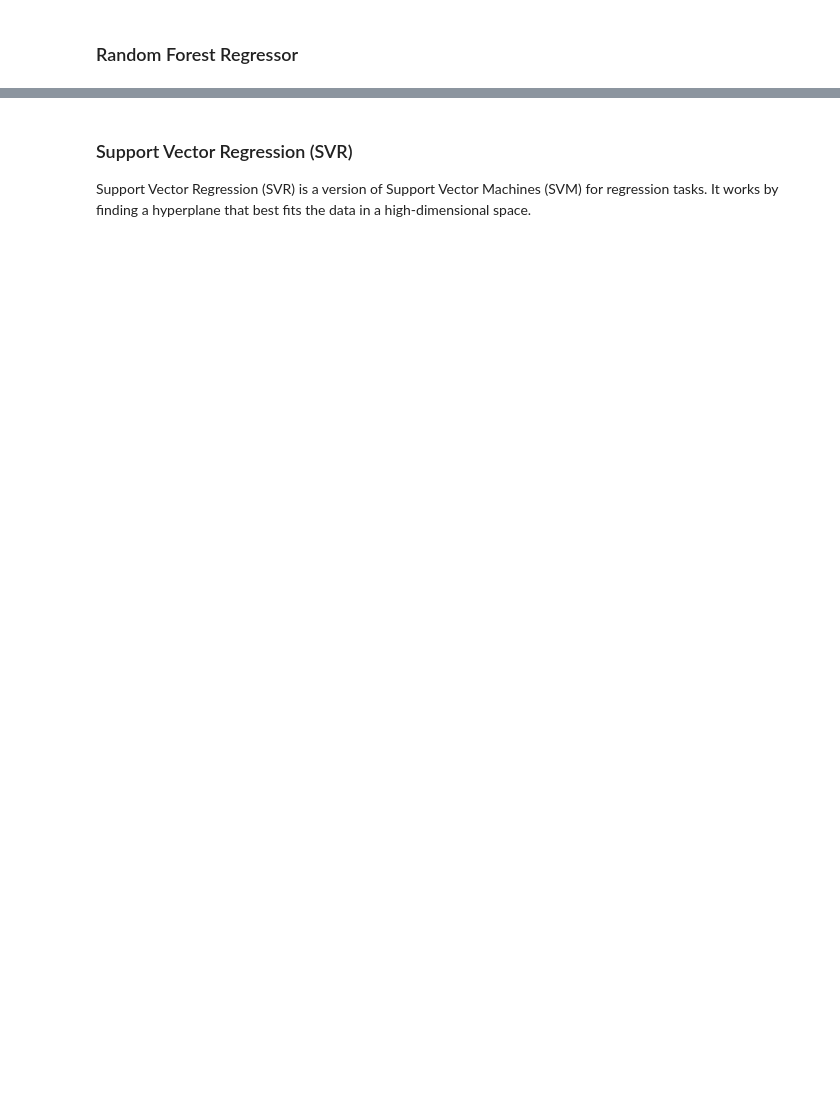
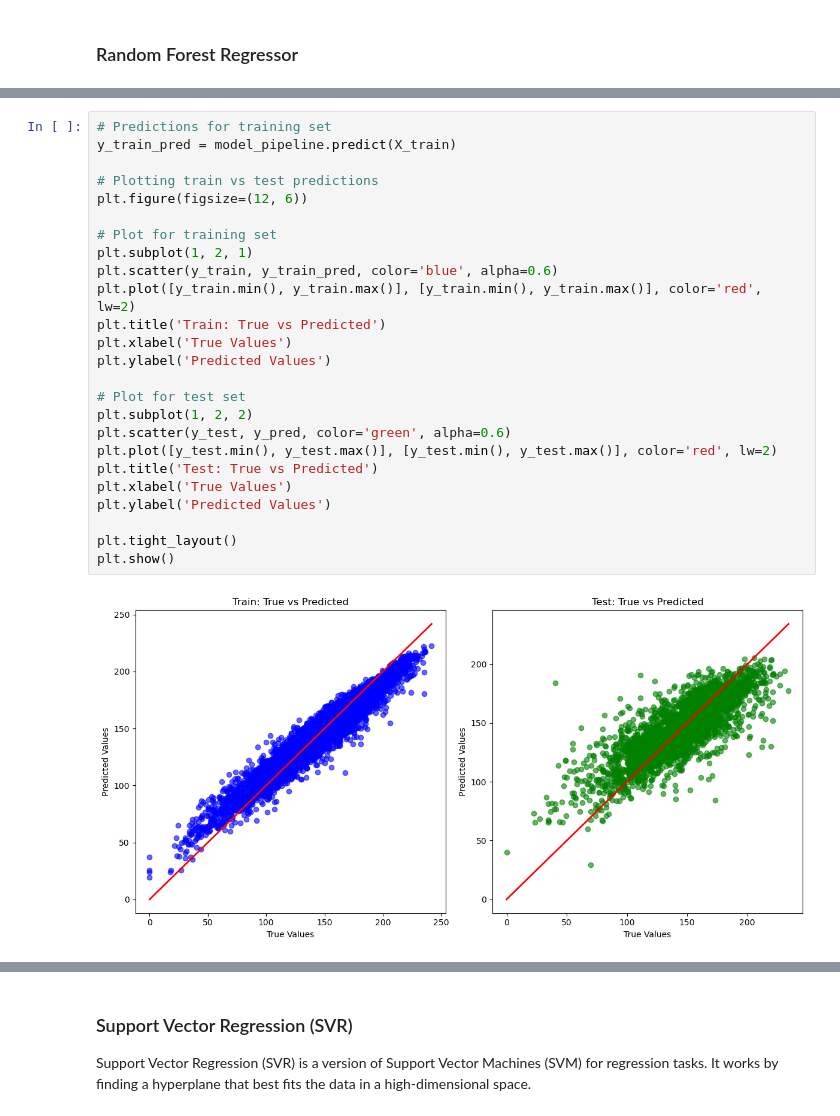
Before and after one commit to AntonioDonnangelo/Predicting-2024-US-Corn-Yield, a Jupyter notebook: Predicting_2024_US_Corn_Yield.ipynb, the cells around one changed output, grey strips where cells are left out. Cells and saved outputs as stored; diff of their text form; blank space fills up the shorter version.

```diff
--- a/Predicting_2024_US_Corn_Yield.ipynb
+++ b/Predicting_2024_US_Corn_Yield.ipynb
@@ -1077,3 +1061,30 @@ R-squared: 0.6569363755377644
+# %%
+# Predictions for training set
+y_train_pred = model_pipeline.predict(X_train)
+
+# Plotting train vs test predictions
+plt.figure(figsize=(12, 6))
+
+# Plot for training set
+plt.subplot(1, 2, 1)
+plt.scatter(y_train, y_train_pred, color='blue', alpha=0.6)
+plt.plot([y_train.min(), y_train.max()], [y_train.min(), y_train.max()], color='red', lw=2)
+plt.title('Train: True vs Predicted')
+plt.xlabel('True Values')
+plt.ylabel('Predicted Values')
+
+# Plot for test set
+plt.subplot(1, 2, 2)
+plt.scatter(y_test, y_pred, color='green', alpha=0.6)
+plt.plot([y_test.min(), y_test.max()], [y_test.min(), y_test.max()], color='red', lw=2)
+plt.title('Test: True vs Predicted')
+plt.xlabel('True Values')
+plt.ylabel('Predicted Values')
+
+plt.tight_layout()
+plt.show()
+# %% [output]
+[figure, added]
 # %%
 # Fit Random Forest
 rf = Pipeline([
```
Also changed, not shown: parts of 20 cells of this notebook.
